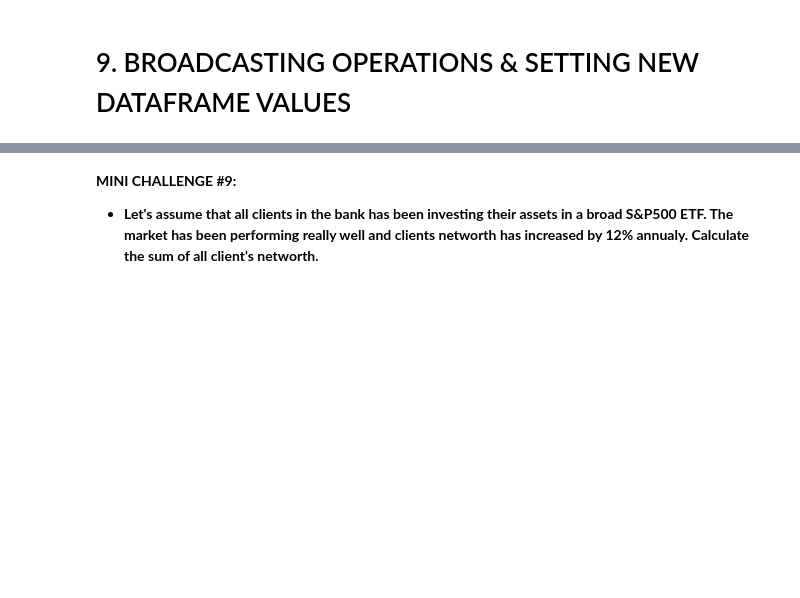
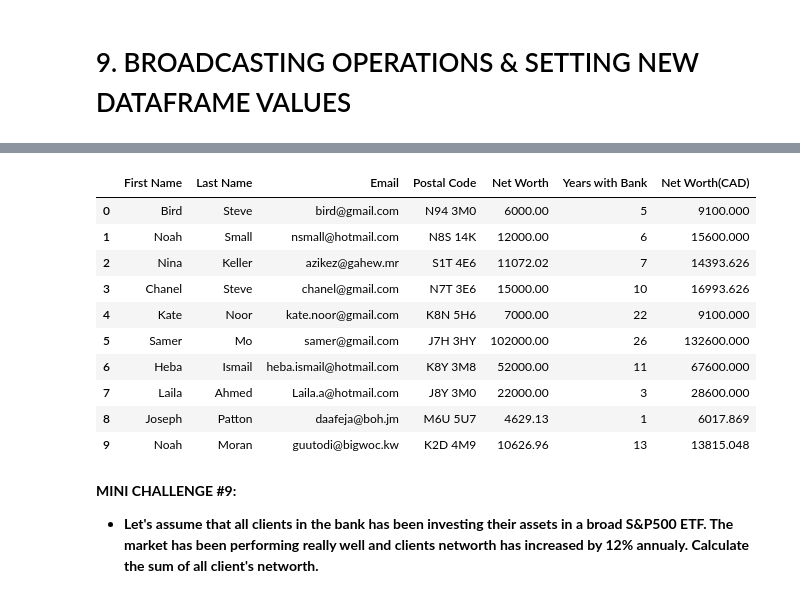
Before and after one commit to niharraju4/Data_Cleaning-Pandas, a Jupyter notebook: Pandas_Series/pandasDataframe.ipynb, the cells around one changed output, grey strips where cells are left out. Saved outputs shown, nothing was run; the diff lists cells and outputs as text; code cells hidden in the pictures; blank space fills up the shorter version.

```diff
--- a/Pandas_Series/pandasDataframe.ipynb
+++ b/Pandas_Series/pandasDataframe.ipynb
@@ -757,5 +828,20 @@ banking_df[-2:]
 # %%
 # Let's assume we want to update the networth of two clients
+bank_df.iloc[[0,3],[4]] =[6000, 15000]# here 4 is 4th column and 0th row and 3rd row
+# %%
+bank_df
+# %% [output]
+|  | First Name | Last Name | Email | Postal Code | Net Worth | Years with Bank | Net Worth(CAD) |
+| 0 | Bird | Steve | bird@gmail.com | N94 3M0 | 6000.00 | 5 | 9100.000 |
+| 1 | Noah | Small | nsmall@hotmail.com | N8S 14K | 12000.00 | 6 | 15600.000 |
+| 2 | Nina | Keller | azikez@gahew.mr | S1T 4E6 | 11072.02 | 7 | 14393.626 |
+| 3 | Chanel | Steve | chanel@gmail.com | N7T 3E6 | 15000.00 | 10 | 16993.626 |
+| 4 | Kate | Noor | kate.noor@gmail.com | K8N 5H6 | 7000.00 | 22 | 9100.000 |
+| 5 | Samer | Mo | samer@gmail.com | J7H 3HY | 102000.00 | 26 | 132600.000 |
+| 6 | Heba | Ismail | heba.ismail@hotmail.com | K8Y 3M8 | 52000.00 | 11 | 67600.000 |
+| 7 | Laila | Ahmed | Laila.a@hotmail.com | J8Y 3M0 | 22000.00 | 3 | 28600.000 |
+| 8 | Joseph | Patton | daafeja@boh.jm | M6U 5U7 | 4629.13 | 1 | 6017.869 |
+| 9 | Noah | Moran | guutodi@bigwoc.kw | K2D 4M9 | 10626.96 | 13 | 13815.048 |
 # %% [markdown]
 **MINI CHALLENGE #9:**
 - **Let's assume that all clients in the bank has been investing their assets in a broad S&P500 ETF. The market has been performing really well and clients networth has increased by 12% annualy. Calculate the sum of all client's networth.**
```
Also changed, not shown: parts of 14 cells of this notebook.
